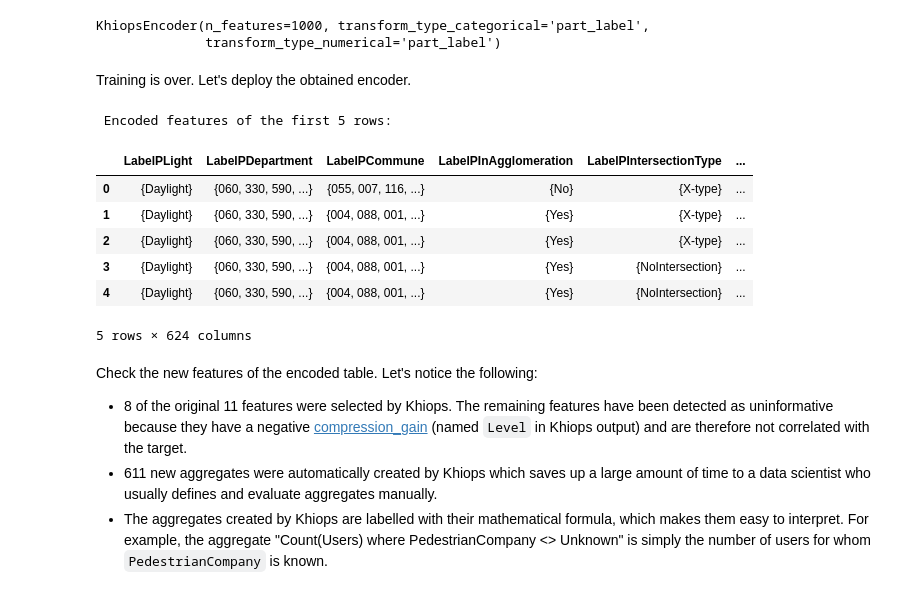
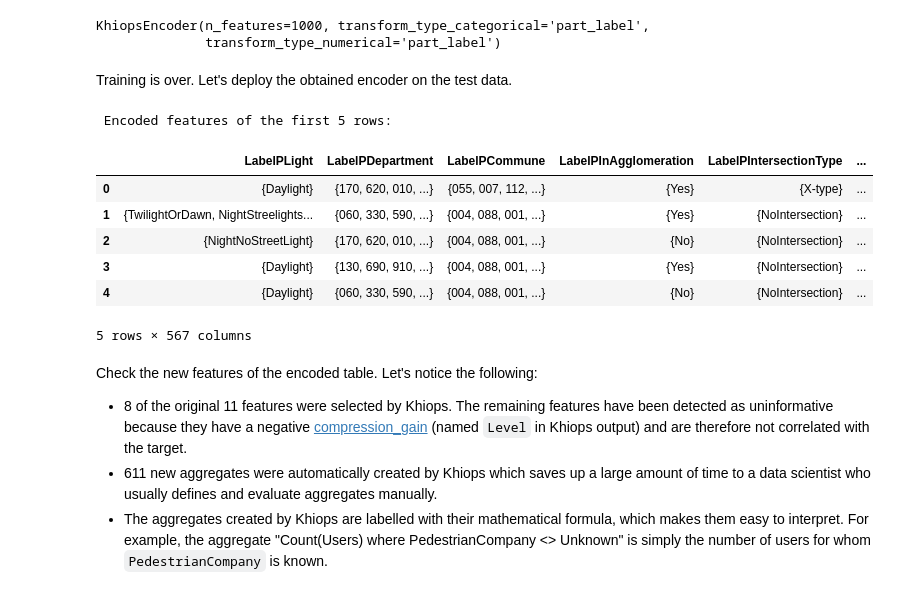
Before and after one commit to KhiopsML/khiops-doc, a Jupyter notebook: docs/tutorials/Notebooks/Use_in_any_ML_pipeline.ipynb, the cells around one changed output. Drawn from its saved outputs; the diff is of its cells as text; code cells hidden in the pictures.

```diff
--- a/docs/tutorials/Notebooks/Use_in_any_ML_pipeline.ipynb
+++ b/docs/tutorials/Notebooks/Use_in_any_ML_pipeline.ipynb
@@ -194,12 +194,13 @@ y_accident_train = accidents_df["Gravity"].map({'NonLethal': 0, 'Lethal': 1})
 
 When the input data is multitable, Khiops expects a *dictionary*. Khiops provides a simple language for describing multi-table data. Let's create this special `X` input:
 # %%
-X_accidents_train = {
-    "main_table": (accidents_df_train, ["AccidentId"]),
+X_accidents = {
+    "main_table": (accidents_df.drop("Gravity", axis=1), ["AccidentId"]),
     "additional_data_tables": {
         "Vehicles": (vehicles_df, ["AccidentId", "VehicleId"]),
     },
 }
+y_accidents = accidents_df["Gravity"].map({'NonLethal': 0, 'Lethal': 1})
 # %% [markdown]
 This dictionary includes two attributes:
 
@@ -210,3 +213,7 @@ This dictionary includes two attributes:
+# %%
+from khiops.sklearn import KhiopsClassifier, train_test_split_dataset
+
+X_accidents_train, X_accidents_test, y_accidents_train, y_accidents_test = train_test_split_dataset(X_accidents, y_accidents)
 # %% [markdown]
 ### Now, let Khiops do the work
 
@@ -219,26 +226,26 @@ In this section, we use a `KhiopsEncoder` to build a flat table containing the a
 Note that features are created in a supervised way, taking into account the target variable. This algorithm is intrinsically regularized, i.e. it avoids the risk of over-fitting due to the generation of over-complex aggregates.
 # %%
 pke = KhiopsEncoder(transform_type_categorical='part_label', transform_type_numerical='part_label',n_trees=0, n_features=1000)
-pke.fit(X_accidents_train, y_accident_train)
+pke.fit(X_accidents_train, y_accidents_train)
 # %% [output]
 KhiopsEncoder(n_features=1000, transform_type_categorical='part_label',
               transform_type_numerical='part_label')
 # %% [markdown]
-Training is over. Let's deploy the obtained encoder.
+Training is over. Let's deploy the obtained encoder on the test data.
 # %%
-X_transformed = pke.transform(X_accidents_train)
+X_transformed = pke.transform(X_accidents_test)
 X_transformed = pd.DataFrame(X_transformed, columns = pke.feature_names_out_)
 print('\n Encoded features of the first 5 rows: \n')
 X_transformed[:5]
 # %% [output]
  Encoded features of the first 5 rows:
 |  | LabelPLight | LabelPDepartment | LabelPCommune | LabelPInAgglomeration | LabelPIntersectionType | ... |
-| 0 | {Daylight} | {060, 330, 590, ...} | {055, 007, 116, ...} | {No} | {X-type} | ... |
-| 1 | {Daylight} | {060, 330, 590, ...} | {004, 088, 001, ...} | {Yes} | {X-type} | ... |
-| 2 | {Daylight} | {060, 330, 590, ...} | {004, 088, 001, ...} | {Yes} | {X-type} | ... |
-| 3 | {Daylight} | {060, 330, 590, ...} | {004, 088, 001, ...} | {Yes} | {NoIntersection} | ... |
-| 4 | {Daylight} | {060, 330, 590, ...} | {004, 088, 001, ...} | {Yes} | {NoIntersection} | ... |
+| 0 | {Daylight} | {170, 620, 010, ...} | {055, 007, 112, ...} | {Yes} | {X-type} | ... |
+| 1 | {TwilightOrDawn, NightStreelights... | {060, 330, 590, ...} | {004, 088, 001, ...} | {Yes} | {NoIntersection} | ... |
+| 2 | {NightNoStreetLight} | {170, 620, 010, ...} | {004, 088, 001, ...} | {No} | {NoIntersection} | ... |
+| 3 | {Daylight} | {130, 690, 910, ...} | {004, 088, 001, ...} | {Yes} | {NoIntersection} | ... |
+| 4 | {Daylight} | {060, 330, 590, ...} | {004, 088, 001, ...} | {No} | {NoIntersection} | ... |
-5 rows × 624 columns
+5 rows × 567 columns
 # %% [markdown]
 Check the new features of the encoded table. Let's notice the following:
 
```
Also changed, not shown: parts of 12 cells of this notebook.
